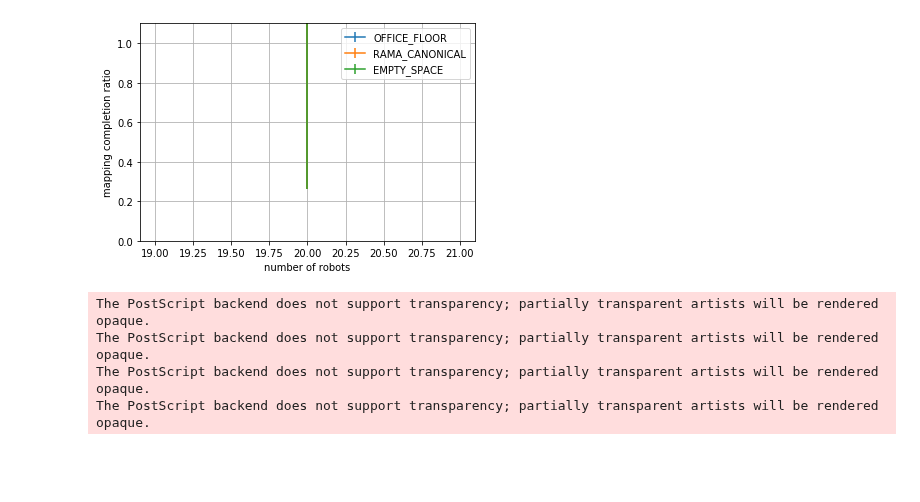
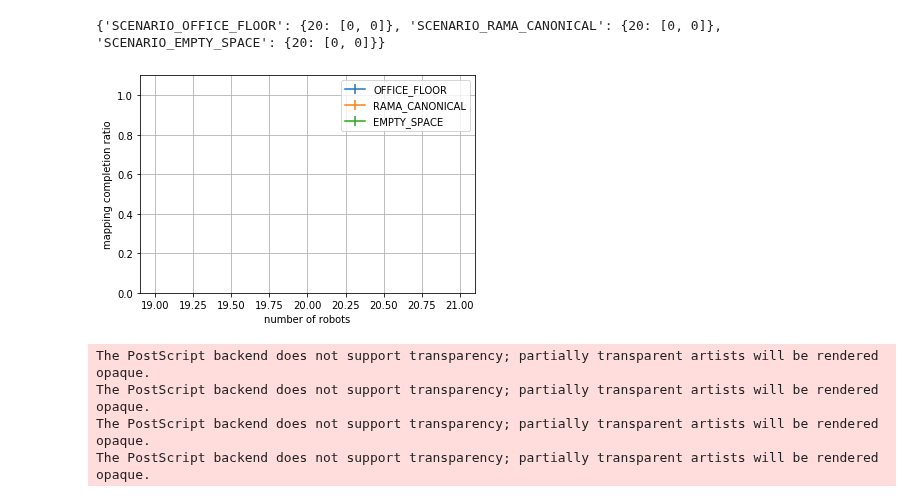
Before and after one commit to openwsn-berkeley/Atlas, a Jupyter notebook: DrawResults.ipynb, the cells around one changed output. Saved outputs shown, nothing was run; the diff lists cells and outputs as text; code cells hidden in the pictures; blank space fills up the shorter version.

```diff
--- a/DrawResults.ipynb
+++ b/DrawResults.ipynb
@@ -11,7 +11,9 @@ import json
 import AtlasScenarios
 %matplotlib inline
 
-pp =  pprint.PrettyPrinter(compact=True)
+pp      =  pprint.PrettyPrinter(compact=True)
+
+LOGFILE = 'AtlasLog_200428190202.json'
 
 #=== helper functions
 
@@ -30,7 +32,7 @@ Heatmap
 
 #=== gather data
 
-with open('AtlasLog_200428190202.json','r') as f:
+with open(LOGFILE,'r') as f:
     log      = json.loads(f.read())
 
 #=== create plot
@@ -97,11 +99,14 @@ Completion Ratio
 
 #=== gather data
 
-with open('AtlasLog_200428190202.json','r') as f:
+with open(LOGFILE,'r') as f:
     log = json.loads(f.read())
 
 data     = {}
 for run in log:
+    navAlg           = run['navAlg']
+    if navAlg!='NavigationRama':
+        continue
     scenarioName     = run['scenarioName']
     numRobots        = run['numRobots']
     mappingoutcome   = run['mappingoutcome']
@@ -109,38 +114,39 @@ for run in log:
         data[scenarioName]             = {}
     if numRobots not in data[scenarioName]:
         data[scenarioName][numRobots]  = []
     if mappingoutcome=='success':
         data[scenarioName][numRobots] += [1]
     else:
         data[scenarioName][numRobots] += [0]
 
 #=== create plot
 
 (fig,ax) = plt.subplots()
 lines    = []
 for scenario in data.keys():
     x    = []
     y    = []
     yerr = []
     for (k,v) in data[scenario].items():
         x    += [k]
         (m,h) = mean_confidence_interval(v)
         y    += [m]
         yerr += [h]
     lines    += [ax.errorbar(x, y, yerr=yerr,label=scenario[len('SCENARIO_'):])]
 ax.grid(True, zorder=5)
 plt.xlabel('number of robots')
 plt.ylim(0,1.1)
 plt.ylabel('mapping completion ratio')
 plt.legend(handles=lines)
 plt.show()
 fig.savefig(os.path.join('plots','completion_ratio.eps'),bbox_inches='tight')
 # %% [output]
+{'SCENARIO_OFFICE_FLOOR': {20: [0, 0]}, 'SCENARIO_RAMA_CANONICAL': {20: [0, 0]}, 'SCENARIO_EMPTY_SPACE': {20: [0, 0]}}
-[figure, old version]
+[figure, new version]
-The PostScript backend does not support transparency; partially transparent artists will be rendered opaque.
-The PostScript backend does not support transparency; partially transparent artists will be rendered opaque.
-The PostScript backend does not support transparency; partially transparent artists will be rendered opaque.
-The PostScript backend does not support transparency; partially transparent artists will be rendered opaque.
+The PostScript backend does not support transparency; partially transparent artists will be rendered opaque.
+The PostScript backend does not support transparency; partially transparent artists will be rendered opaque.
+The PostScript backend does not support transparency; partially transparent artists will be rendered opaque.
+The PostScript backend does not support transparency; partially transparent artists will be rendered opaque.
 # %%
 '''
 ###############################################################################
```
Also changed, not shown: parts of 2 cells of this notebook, 1 other file.
